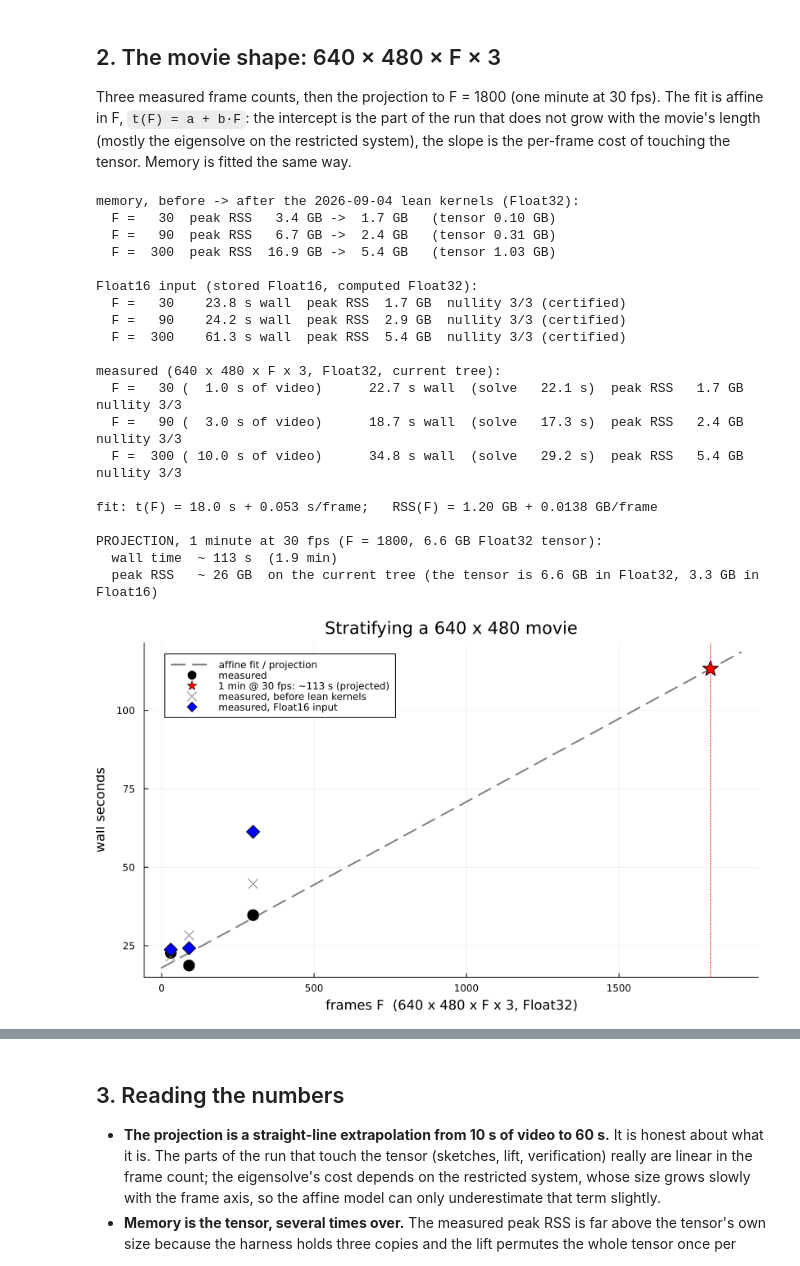
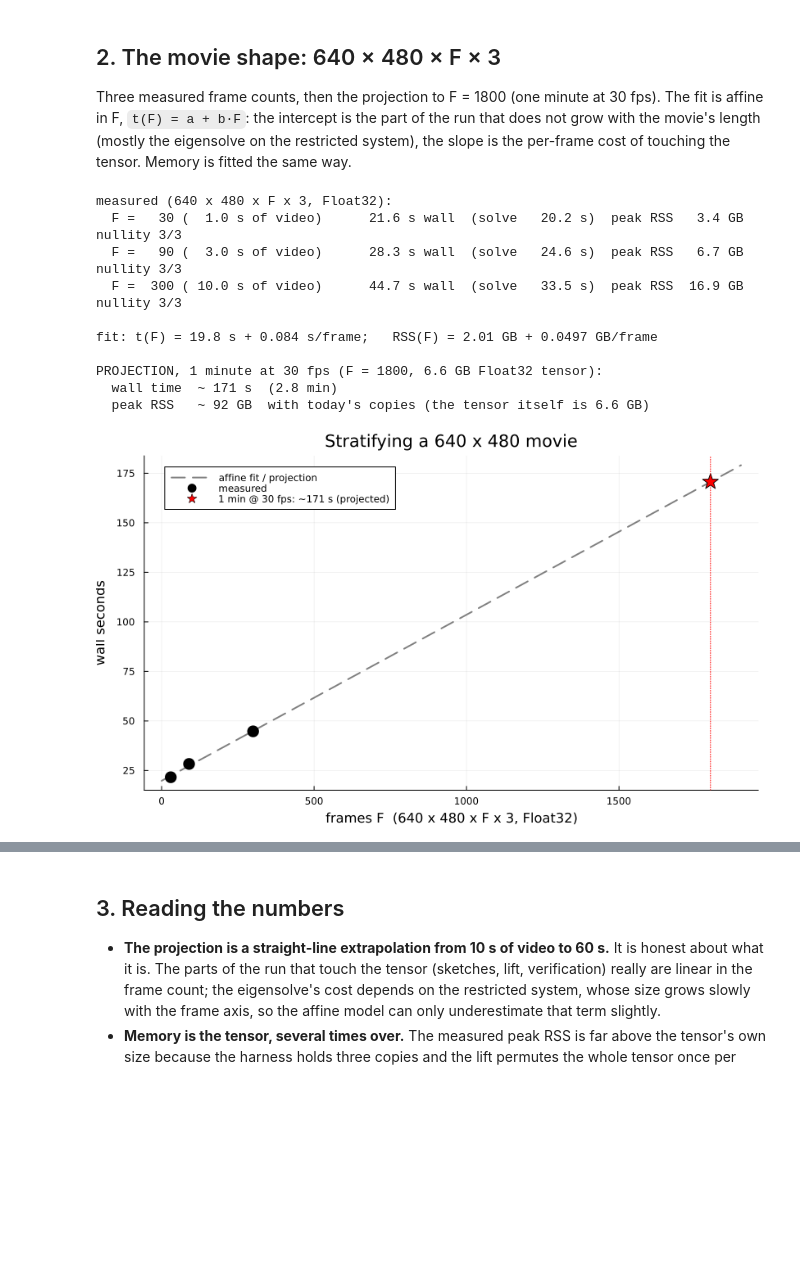
Before and after one commit to thetensor-space/OpenDleto, a Jupyter notebook: labs/MovieRuntime.ipynb, the cells around one changed output, grey strips where cells are left out. Saved outputs shown, nothing was run; the diff lists cells and outputs as text; code cells hidden in the pictures; blank space fills up the shorter version.

```diff
--- a/labs/MovieRuntime.ipynb
+++ b/labs/MovieRuntime.ipynb
@@ -70,76 +85,49 @@ The fit is affine in F, `t(F) = a + b·F`: the intercept is the part of the run
 not grow with the movie's length (mostly the eigensolve on the restricted system), the
 slope is the per-frame cost of touching the tensor. Memory is fitted the same way.
 # %%
-movie  = latest[startswith.(latest.case, "video-640x480") .& (latest.eltype .== "Float32"), :]
-before = first_[startswith.(first_.case, "video-640x480") .& (first_.eltype .== "Float32"), :]
-f16    = latest[startswith.(latest.case, "video-640x480") .& (latest.eltype .== "Float16"), :]
-before.F = getindex.(before.dimv, 3); sort!(before, :F)
-f16.F    = getindex.(f16.dimv, 3);    sort!(f16, :F)
+movie = ok[startswith.(ok.case, "video-640x480") .& (ok.eltype .== "Float32"), :]
 movie.F = getindex.(movie.dimv, 3)
 sort!(movie, :F)
 
 affine(x, y) = ([ones(length(x)) x] \ y)            # least squares a + b x
 (a_t, b_t) = affine(movie.F, movie.seconds)
 (a_m, b_m) = affine(movie.F, movie.maxrss_GB)
 F_min = 1800
 t_min = a_t + b_t * F_min
 m_min = a_m + b_m * F_min
 
-println("memory, before -> after the 2026-09-04 lean kernels (Float32):")
-for (b, r) in zip(eachrow(before), eachrow(movie))
-    @printf("  F = %4d  peak RSS %5.1f GB -> %4.1f GB   (tensor %.2f GB)\n", r.F, b.maxrss_GB, r.maxrss_GB, r.gb)
-end
-if nrow(f16) > 0
-    println("\nFloat16 input (stored Float16, computed Float32):")
-    for r in eachrow(f16)
-        @printf("  F = %4d  %6.1f s wall  peak RSS %4.1f GB  nullity %d/%d %s\n", r.F, r.seconds, r.maxrss_GB,
-                r.nullity, r.oracle_nullity, r.uncertified ? "(uncertified)" : "(certified)")
-    end
-end
-println("\nmeasured (640 x 480 x F x 3, Float32, current tree):")
+println("measured (640 x 480 x F x 3, Float32):")
 for r in eachrow(movie)
     @printf("  F = %4d (%5.1f s of video)  %8.1f s wall  (solve %6.1f s)  peak RSS %5.1f GB  nullity %d/%d %s\n",
             r.F, r.F / 30, r.seconds, r.solve_seconds, r.maxrss_GB, r.nullity, r.oracle_nullity,
             r.uncertified ? "(uncertified)" : "")
 end
 @printf("\nfit: t(F) = %.1f s + %.3f s/frame;   RSS(F) = %.2f GB + %.4f GB/frame\n", a_t, b_t, a_m, b_m)
 @printf("\nPROJECTION, 1 minute at 30 fps (F = 1800, 6.6 GB Float32 tensor):\n")
 @printf("  wall time  ~ %.0f s  (%.1f min)\n", t_min, t_min / 60)
-@printf("  peak RSS   ~ %.0f GB  on the current tree (the tensor is 6.6 GB in Float32, 3.3 GB in Float16)\n", m_min)
+@printf("  peak RSS   ~ %.0f GB  with today's copies (the tensor itself is 6.6 GB)\n", m_min)
 
 Fs = range(0, 1900, length = 200)
 p2 = plot(Fs, a_t .+ b_t .* Fs, ls = :dash, lw = 2, color = :gray, label = "affine fit / projection",
           xlabel = "frames F  (640 x 480 x F x 3, Float32)", ylabel = "wall seconds",
           legend = :topleft, size = (820, 480), title = "Stratifying a 640 x 480 movie")
 scatter!(p2, movie.F, movie.seconds, ms = 8, color = :black, label = "measured")
 scatter!(p2, [F_min], [t_min], ms = 10, marker = :star5, color = :red,
          label = @sprintf("1 min @ 30 fps: ~%.0f s (projected)", t_min))
 vline!(p2, [F_min], ls = :dot, color = :red, label = "")
-nrow(before) > 0 && scatter!(p2, before.F, before.seconds, ms = 6, marker = :xcross, color = :gray, label = "measured, before lean kernels")
-nrow(f16) > 0 && scatter!(p2, f16.F, f16.seconds, ms = 8, marker = :diamond, color = :blue, label = "measured, Float16 input")
 p2
 # %% [output]
-memory, before -> after the 2026-09-04 lean kernels (Float32):
-  F =   30  peak RSS   3.4 GB ->  1.7 GB   (tensor 0.10 GB)
-  F =   90  peak RSS   6.7 GB ->  2.4 GB   (tensor 0.31 GB)
-  F =  300  peak RSS  16.9 GB ->  5.4 GB   (tensor 1.03 GB)
+measured (640 x 480 x F x 3, Float32):
+  F =   30 (  1.0 s of video)      21.6 s wall  (solve   20.2 s)  peak RSS   3.4 GB  nullity 3/3
+  F =   90 (  3.0 s of video)      28.3 s wall  (solve   24.6 s)  peak RSS   6.7 GB  nullity 3/3
+  F =  300 ( 10.0 s of video)      44.7 s wall  (solve   33.5 s)  peak RSS  16.9 GB  nullity 3/3
 
-Float16 input (stored Float16, computed Float32):
-  F =   30    23.8 s wall  peak RSS  1.7 GB  nullity 3/3 (certified)
-  F =   90    24.2 s wall  peak RSS  2.9 GB  nullity 3/3 (certified)
-  F =  300    61.3 s wall  peak RSS  5.4 GB  nullity 3/3 (certified)
-
-measured (640 x 480 x F x 3, Float32, current tree):
-  F =   30 (  1.0 s of video)      22.7 s wall  (solve   22.1 s)  peak RSS   1.7 GB  nullity 3/3
-  F =   90 (  3.0 s of video)      18.7 s wall  (solve   17.3 s)  peak RSS   2.4 GB  nullity 3/3
-  F =  300 ( 10.0 s of video)      34.8 s wall  (solve   29.2 s)  peak RSS   5.4 GB  nullity 3/3
-
-fit: t(F) = 18.0 s + 0.053 s/frame;   RSS(F) = 1.20 GB + 0.0138 GB/frame
+fit: t(F) = 19.8 s + 0.084 s/frame;   RSS(F) = 2.01 GB + 0.0497 GB/frame
 
 PROJECTION, 1 minute at 30 fps (F = 1800, 6.6 GB Float32 tensor):
-  wall time  ~ 113 s  (1.9 min)
-  peak RSS   ~ 26 GB  on the current tree (the tensor is 6.6 GB in Float32, 3.3 GB in Float16)
+  wall time  ~ 171 s  (2.8 min)
+  peak RSS   ~ 92 GB  with today's copies (the tensor itself is 6.6 GB)
-[figure, old version]
+[figure, new version]
 # %%
 # Where the seconds go, per measured frame count: the eigensolve is the part that does not
 # grow with F; sketches and lift are the parts that do.
```
Also changed, not shown: parts of 3 cells of this notebook, 30 other files.
